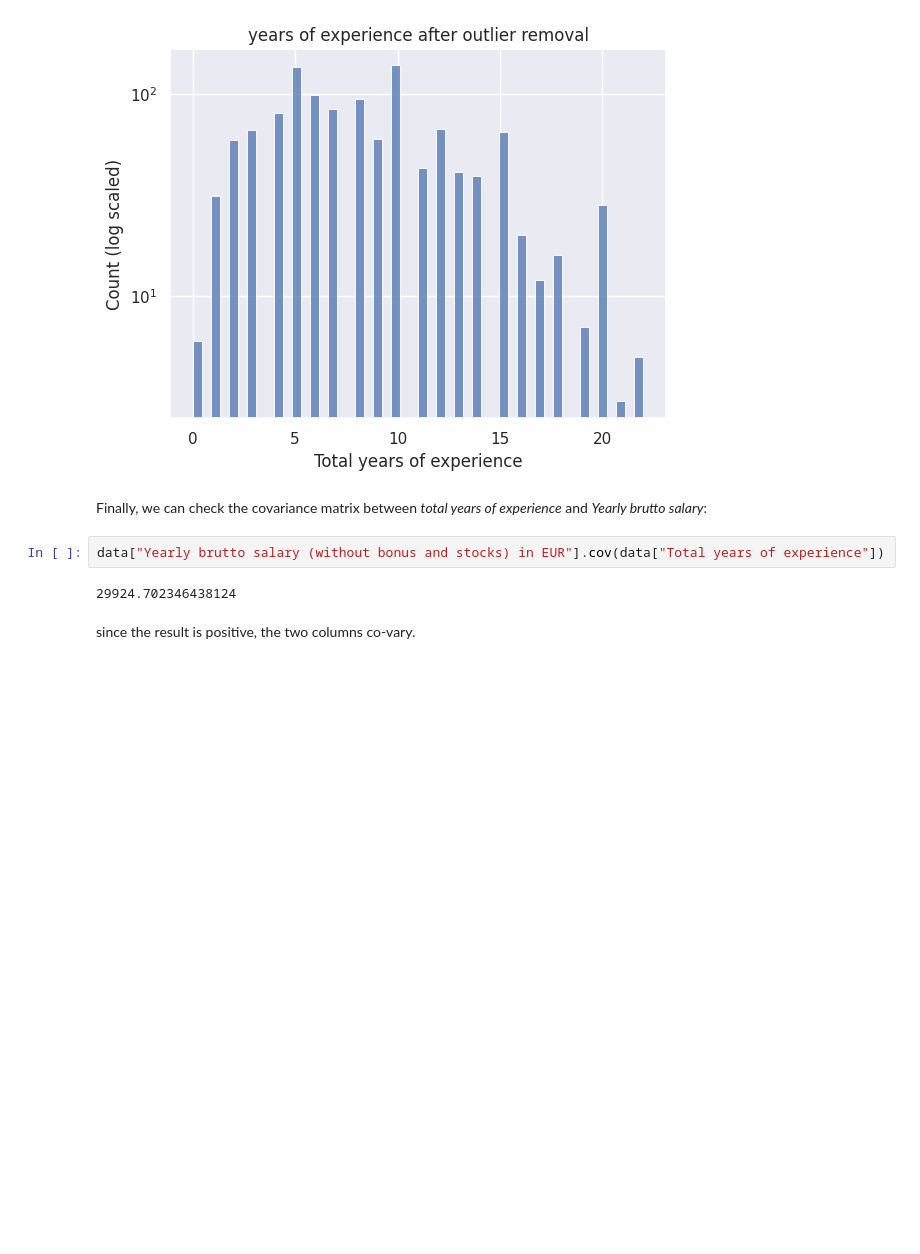
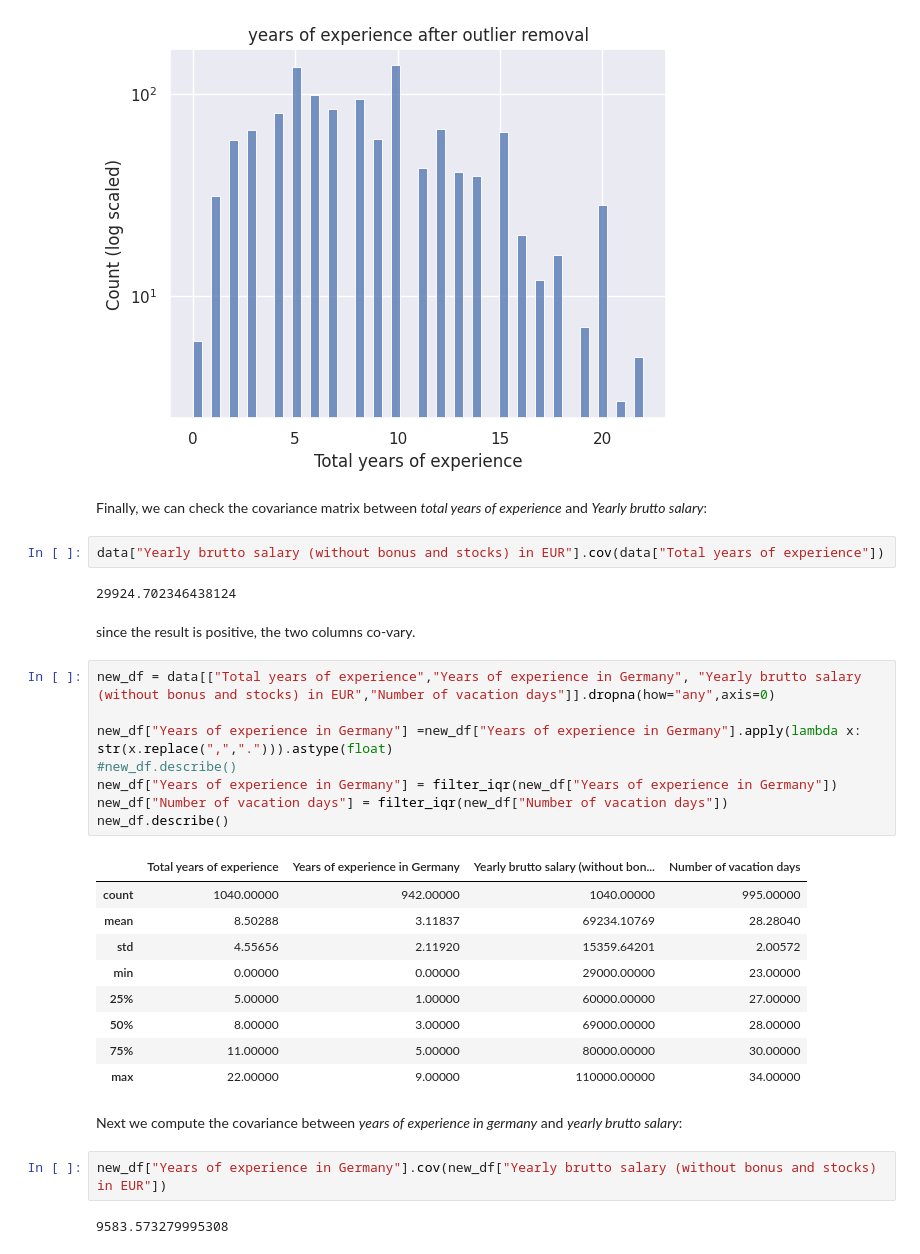
Before and after one commit to Falk358/data_science, a Jupyter notebook: sheet04/dea04_exercise1_multivariate_analyses.ipynb, the cells around one changed output. Drawn from its saved outputs; the diff is of its cells as text; blank space fills up the shorter version.

```diff
--- a/sheet04/dea04_exercise1_multivariate_analyses.ipynb
+++ b/sheet04/dea04_exercise1_multivariate_analyses.ipynb
@@ -92,3 +95,27 @@ data["Yearly brutto salary (without bonus and stocks) in EUR"].cov(data["Total y
 29924.702346438124
 # %% [markdown]
 since the result is positive, the two columns co-vary.
+# %%
+new_df = data[["Total years of experience","Years of experience in Germany", "Yearly brutto salary (without bonus and stocks) in EUR","Number of vacation days"]].dropna(how="any",axis=0)
+
+new_df["Years of experience in Germany"] =new_df["Years of experience in Germany"].apply(lambda x: str(x.replace(",","."))).astype(float)
+#new_df.describe()
+new_df["Years of experience in Germany"] = filter_iqr(new_df["Years of experience in Germany"])
+new_df["Number of vacation days"] = filter_iqr(new_df["Number of vacation days"])
+new_df.describe()
+# %% [output]
+|  | Total years of experience | Years of experience in Germany | Yearly brutto salary (without bon... | Number of vacation days |
+| count | 1040.00000 | 942.00000 | 1040.00000 | 995.00000 |
+| mean | 8.50288 | 3.11837 | 69234.10769 | 28.28040 |
+| std | 4.55656 | 2.11920 | 15359.64201 | 2.00572 |
+| min | 0.00000 | 0.00000 | 29000.00000 | 23.00000 |
+| 25% | 5.00000 | 1.00000 | 60000.00000 | 27.00000 |
+| 50% | 8.00000 | 3.00000 | 69000.00000 | 28.00000 |
+| 75% | 11.00000 | 5.00000 | 80000.00000 | 30.00000 |
+| max | 22.00000 | 9.00000 | 110000.00000 | 34.00000 |
+# %% [markdown]
+Next we compute the covariance between *years of experience in germany* and *yearly brutto salary*:
+# %%
+new_df["Years of experience in Germany"].cov(new_df["Yearly brutto salary (without bonus and stocks) in EUR"])
+# %% [output]
+9583.573279995308
```
Also changed, not shown: parts of 5 cells of this notebook.
